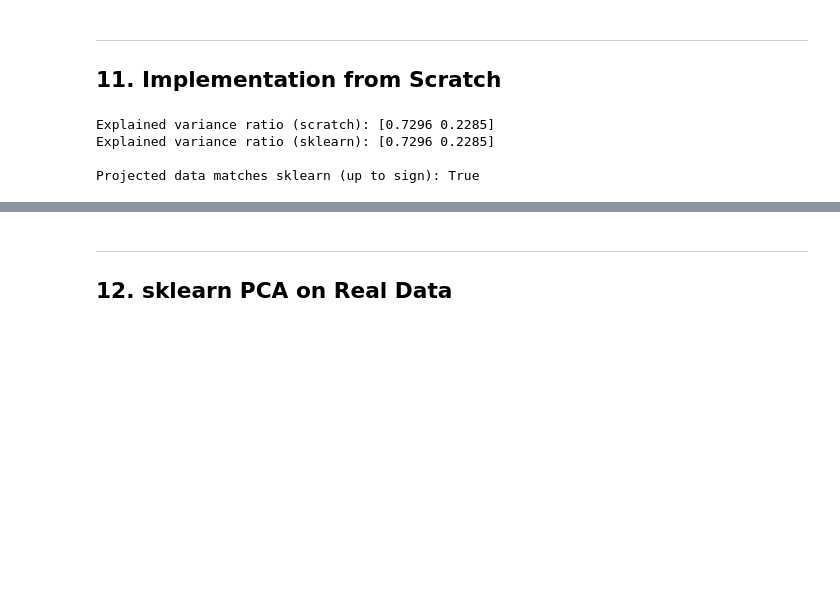
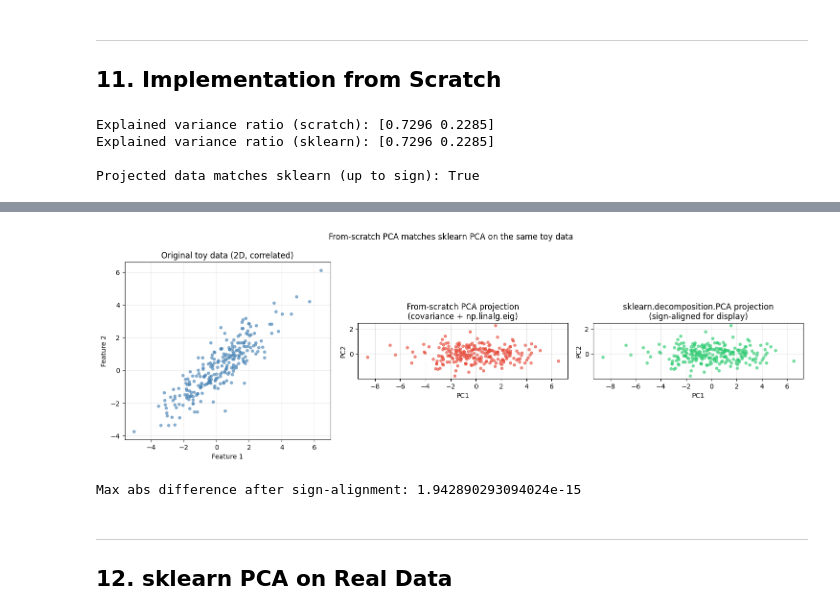
Before and after one commit to yash27007/python-bootcamp, a Jupyter notebook: 05-machine-learning/18-pca/PCA-Principal-Component-Analysis.ipynb, the cells around one changed output, grey strips where cells are left out. Cells and saved outputs as stored; diff of their text form; code cells hidden in the pictures; blank space fills up the shorter version.

```diff
--- a/05-machine-learning/18-pca/PCA-Principal-Component-Analysis.ipynb
+++ b/05-machine-learning/18-pca/PCA-Principal-Component-Analysis.ipynb
@@ -718,3 +723,50 @@ Projected data matches sklearn (up to sign): True
+# %%
+import numpy as np
+import matplotlib.pyplot as plt
+from sklearn.decomposition import PCA as SklearnPCA
+
+# Toy correlated 2D dataset (same style as the geometric-intuition demo in Section 3)
+rng = np.random.default_rng(0)
+mean_toy = [0, 0]
+cov_toy = [[3, 2.4], [2.4, 2.5]]
+X_toy2d = rng.multivariate_normal(mean_toy, cov_toy, 250)
+
+# Project onto top-2 components with both implementations
+Z_scratch_2d = PCAFromScratch(n_components=2).fit_transform(X_toy2d)
+Z_sklearn_2d = SklearnPCA(n_components=2).fit_transform(X_toy2d)
+
+# sklearn's sign convention can flip an axis relative to ours — align for display
+for j in range(2):
+    if np.dot(Z_scratch_2d[:, j], Z_sklearn_2d[:, j]) < 0:
+        Z_sklearn_2d[:, j] *= -1
+
+fig, axes = plt.subplots(1, 3, figsize=(15, 4.5))
+
+axes[0].scatter(X_toy2d[:, 0], X_toy2d[:, 1], s=15, alpha=0.6, color='steelblue')
+axes[0].set_title('Original toy data (2D, correlated)')
+axes[0].set_xlabel('Feature 1'); axes[0].set_ylabel('Feature 2')
+axes[0].set_aspect('equal'); axes[0].grid(True, alpha=0.3)
+
+axes[1].scatter(Z_scratch_2d[:, 0], Z_scratch_2d[:, 1], s=15, alpha=0.6, color='#e74c3c')
+axes[1].set_title('From-scratch PCA projection\n(covariance + np.linalg.eig)')
+axes[1].set_xlabel('PC1'); axes[1].set_ylabel('PC2')
+axes[1].set_aspect('equal'); axes[1].grid(True, alpha=0.3)
+
+axes[2].scatter(Z_sklearn_2d[:, 0], Z_sklearn_2d[:, 1], s=15, alpha=0.6, color='#2ecc71')
+axes[2].set_title('sklearn.decomposition.PCA projection\n(sign-aligned for display)')
+axes[2].set_xlabel('PC1'); axes[2].set_ylabel('PC2')
+axes[2].set_aspect('equal'); axes[2].grid(True, alpha=0.3)
+
+plt.suptitle('From-scratch PCA matches sklearn PCA on the same toy data', fontsize=12, y=1.03)
+plt.tight_layout()
+plt.savefig('pca_scratch_vs_sklearn.png', dpi=120, bbox_inches='tight')
+plt.show()
+
+print("Max abs difference after sign-alignment:",
+      np.max(np.abs(Z_scratch_2d - Z_sklearn_2d)))
+# %% [output]
+[figure, added]
+Max abs difference after sign-alignment: 1.942890293094024e-15
 # %% [markdown]
 ---
 ## 12. sklearn PCA on Real Data
```
Also changed, not shown: parts of 1 cell of this notebook, 21 other files.
